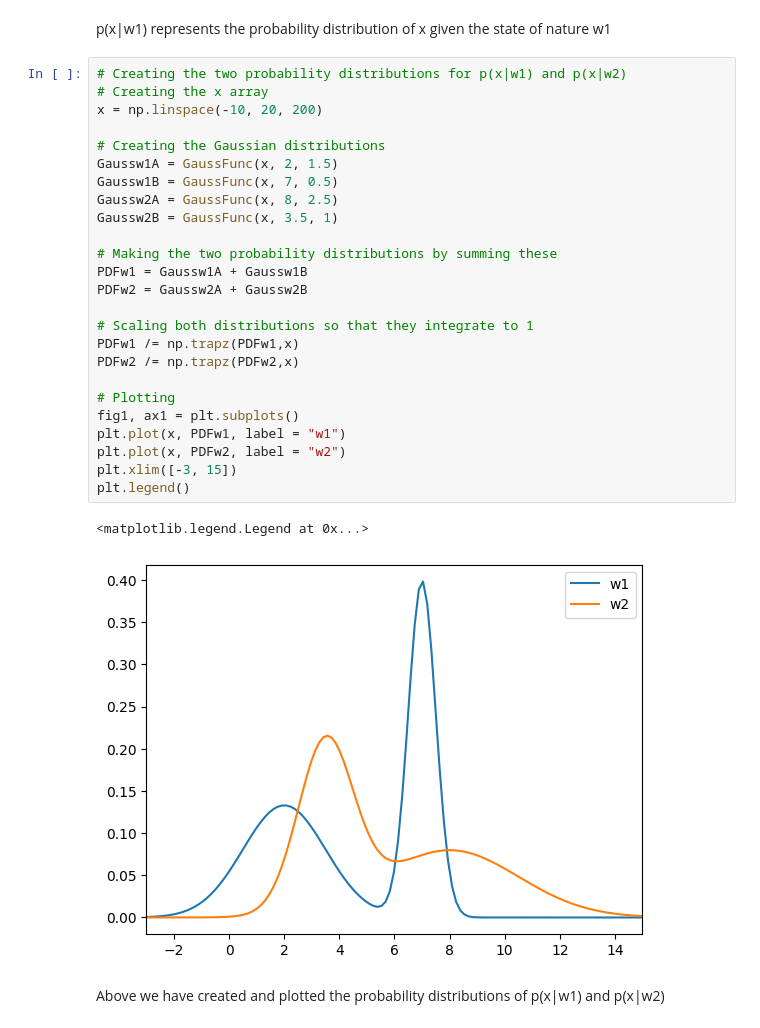
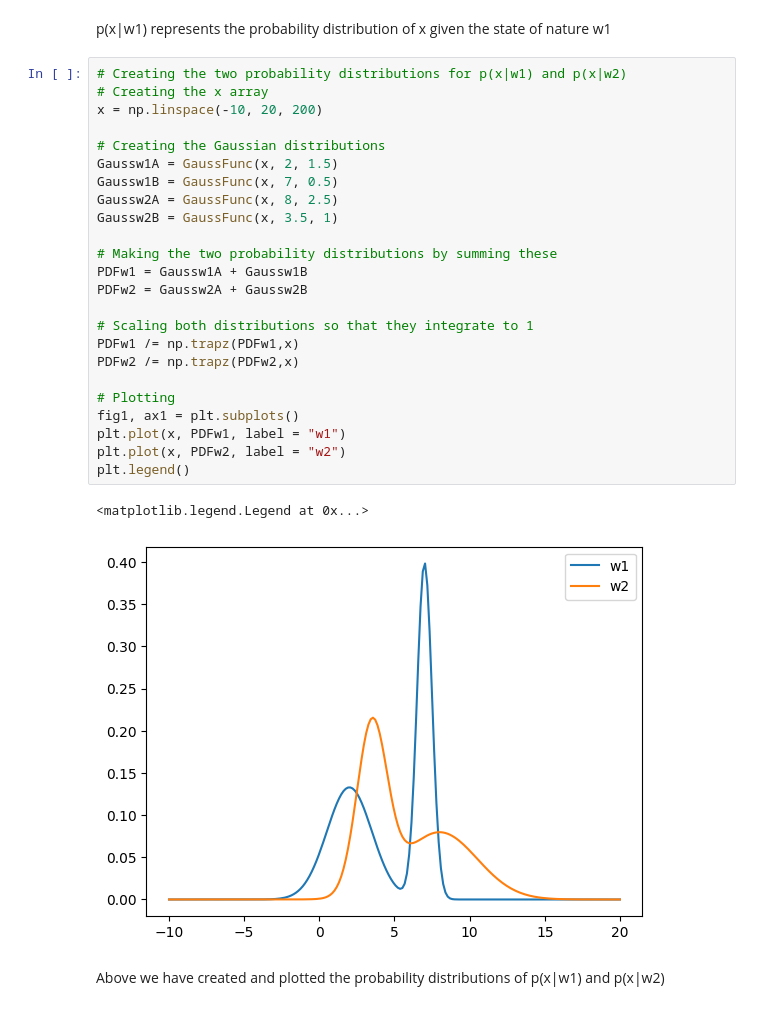
Before and after one commit to JGrant3101/ME4MachineLearning, a Jupyter notebook: Tutorial2.ipynb, the cells around one changed output. Saved outputs shown, nothing was run; the diff lists cells and outputs as text.

```diff
--- a/Tutorial2.ipynb
+++ b/Tutorial2.ipynb
@@ -24,31 +27,30 @@ p(x|w1) represents the probability distribution of x given the state of nature w
 # %%
 # Creating the two probability distributions for p(x|w1) and p(x|w2)
 # Creating the x array
 x = np.linspace(-10, 20, 200)
 
 # Creating the Gaussian distributions
 Gaussw1A = GaussFunc(x, 2, 1.5)
 Gaussw1B = GaussFunc(x, 7, 0.5)
 Gaussw2A = GaussFunc(x, 8, 2.5)
 Gaussw2B = GaussFunc(x, 3.5, 1)
 
 # Making the two probability distributions by summing these
 PDFw1 = Gaussw1A + Gaussw1B
 PDFw2 = Gaussw2A + Gaussw2B
 
 # Scaling both distributions so that they integrate to 1
 PDFw1 /= np.trapz(PDFw1,x)
 PDFw2 /= np.trapz(PDFw2,x)
 
 # Plotting
 fig1, ax1 = plt.subplots()
 plt.plot(x, PDFw1, label = "w1")
 plt.plot(x, PDFw2, label = "w2")
-plt.xlim([-3, 15])
 plt.legend()
 # %% [output]
 <matplotlib.legend.Legend at 0x...>
-[figure, old version]
+[figure, new version]
 # %% [markdown]
 Above we have created and plotted the probability distributions of p(x|w1) and p(x|w2)
 # %%
```
Also changed, not shown: parts of 8 cells of this notebook.
